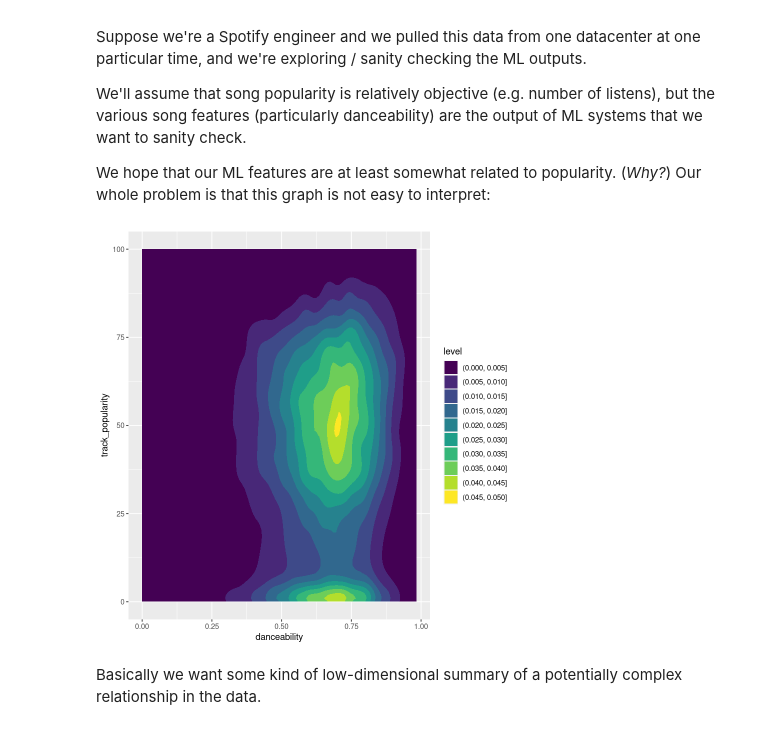
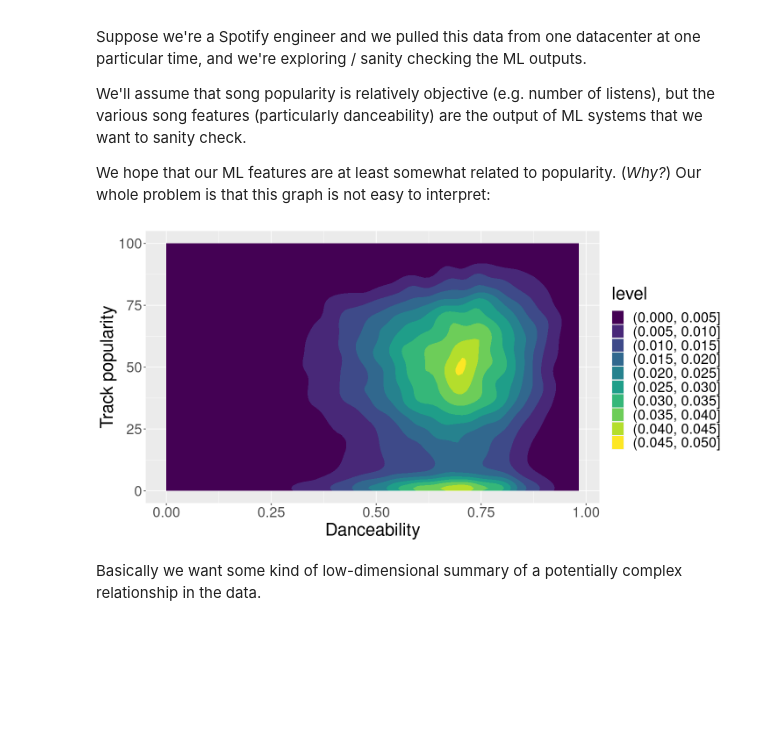
Before and after one commit to berkeley-stat151a/spring-2024, a Jupyter notebook: lectures/Lecture5.ipynb, the cells around one changed output. Drawn from its saved outputs; the diff is of its cells as text; code cells hidden in the pictures; blank space fills up the shorter version.

```diff
--- a/lectures/Lecture5.ipynb
+++ b/lectures/Lecture5.ipynb
@@ -63,11 +45,14 @@ We hope that our ML features are at least somewhat related to popularity. (*Why?
 # %%
 PlotBaseSpotify <- function() {
     ggplot(spotify_df, aes(y=track_popularity, x=danceability)) +
-      geom_density_2d_filled()
+      geom_density_2d_filled() +
+      ylab("Track popularity") + xlab("Danceability") +
+      theme()
 }
+
 PlotBaseSpotify()
 # %% [output]
-[figure, old version]
+[figure, new version]
 # %% [markdown]
 Basically we want some kind of low-dimensional summary of a potentially complex relationship in the data.
 # %% [markdown]
```
Also changed, not shown: parts of 13 cells of this notebook, 6 other files.
